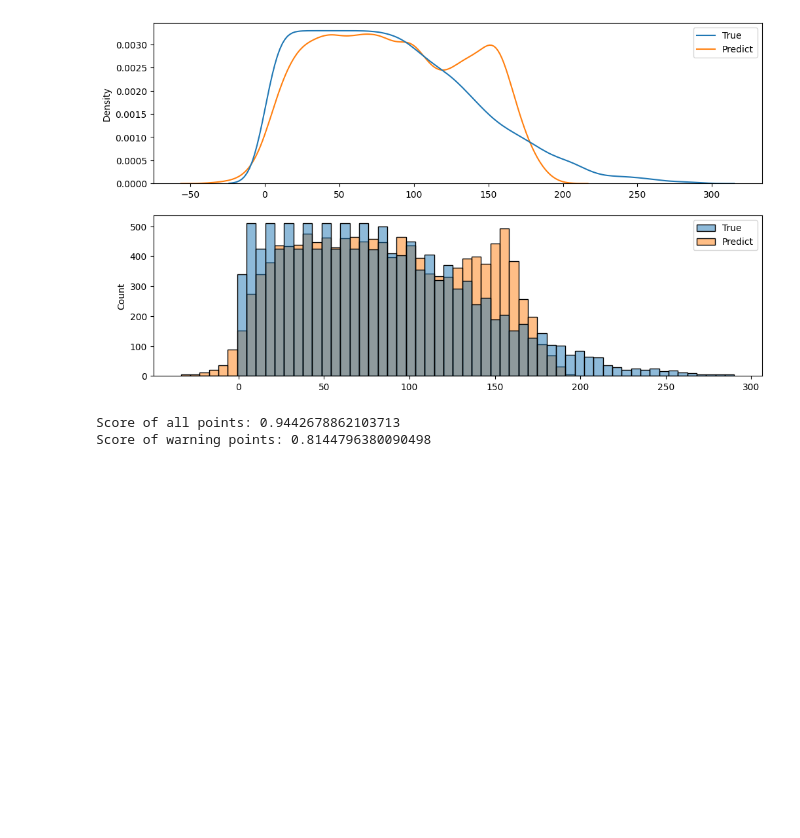
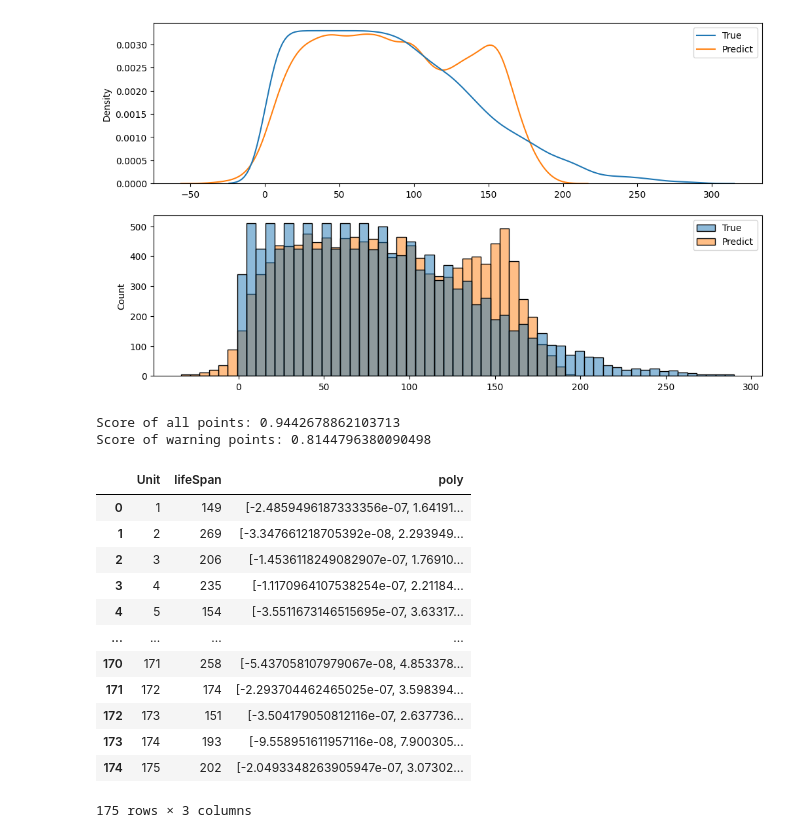
Before and after one commit to 2ThuyThuy/RUL_estimation, a Jupyter notebook: reseach model/Similarity model/create pipeline to reseach and make model.ipynb, the cells around one changed output. Saved outputs shown, nothing was run; the diff lists cells and outputs as text; code cells hidden in the pictures; blank space fills up the shorter version.

```diff
--- a/reseach model/Similarity model/create pipeline to reseach and make model.ipynb
+++ b/reseach model/Similarity model/create pipeline to reseach and make model.ipynb
@@ -1098,3 +1119,34 @@ make_score_warning(loss_neighbor_was)
 # %% [output]
 Score of all points: 0.9442678862103713
 Score of warning points: 0.8144796380090498
+# %%
+polynomial_deg=3
+# %%
+dataTrain = trainDataFused.copy()
+# %%
+df_model = pd.DataFrame(columns = ['Unit','lifeSpan','poly'], index=None)
+units = dataTrain.Unit.unique()
+for unit in units:
+    each_unit = dataTrain[dataTrain.Unit == unit].copy()
+    poly = np.polyfit(each_unit.Timestep, each_unit.smooth_health_indicator, polynomial_deg) ## Poly
+    df_model = df_model.append(pd.Series({
+        'Unit': unit,
+        'lifeSpan':each_unit.Timestep.values[-1],
+        'poly':poly,
+    }), ignore_index = True)
+# %%
+df_model
+# %% [output]
+|  | Unit | lifeSpan | poly |
+| 0 | 1 | 149 | [-2.4859496187333356e-07, 1.64191... |
+| 1 | 2 | 269 | [-3.347661218705392e-08, 2.293949... |
+| 2 | 3 | 206 | [-1.4536118249082907e-07, 1.76910... |
+| 3 | 4 | 235 | [-1.1170964107538254e-07, 2.21184... |
+| 4 | 5 | 154 | [-3.5511673146515695e-07, 3.63317... |
+| ... | ... | ... | ... |
+| 170 | 171 | 258 | [-5.437058107979067e-08, 4.853378... |
+| 171 | 172 | 174 | [-2.293704462465025e-07, 3.598394... |
+| 172 | 173 | 151 | [-3.504179050812116e-07, 2.637736... |
+| 173 | 174 | 193 | [-9.558951611957116e-08, 7.900305... |
+| 174 | 175 | 202 | [-2.0493348263905947e-07, 3.07302... |
+175 rows × 3 columns
```
Also changed, not shown: parts of 8 cells of this notebook, 13 other files.
